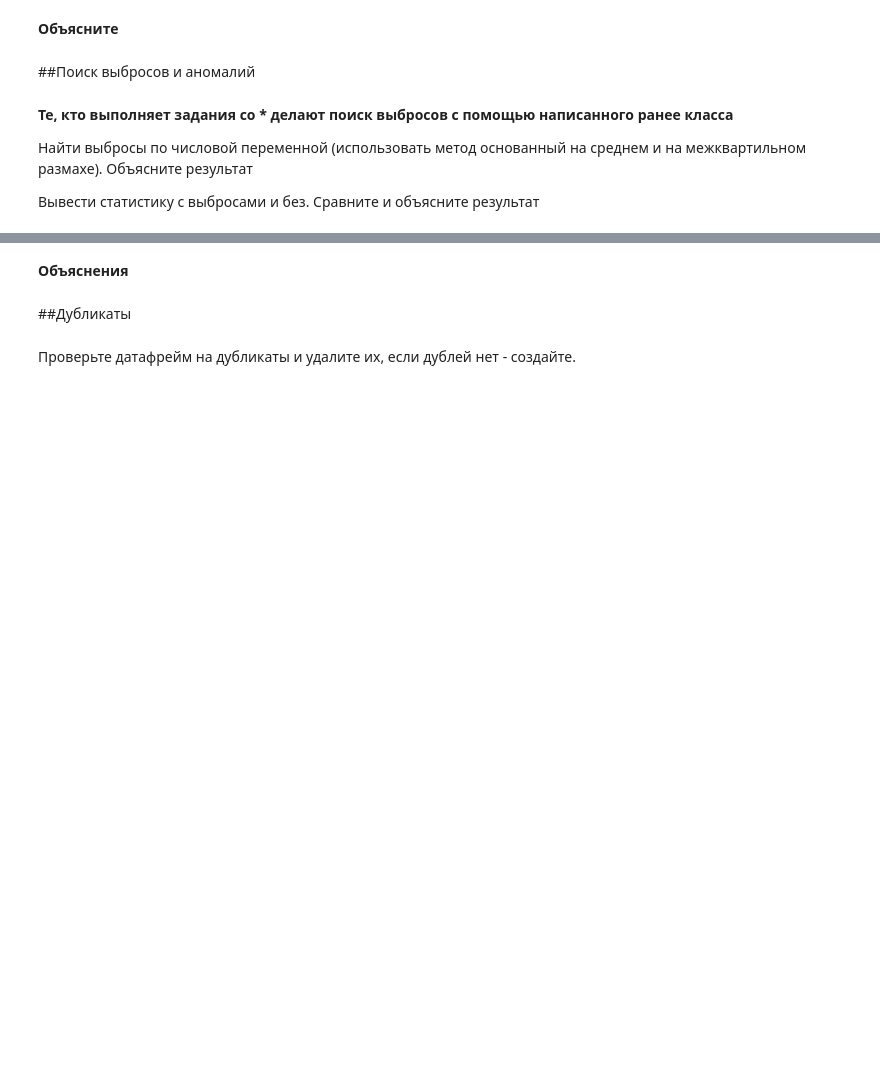
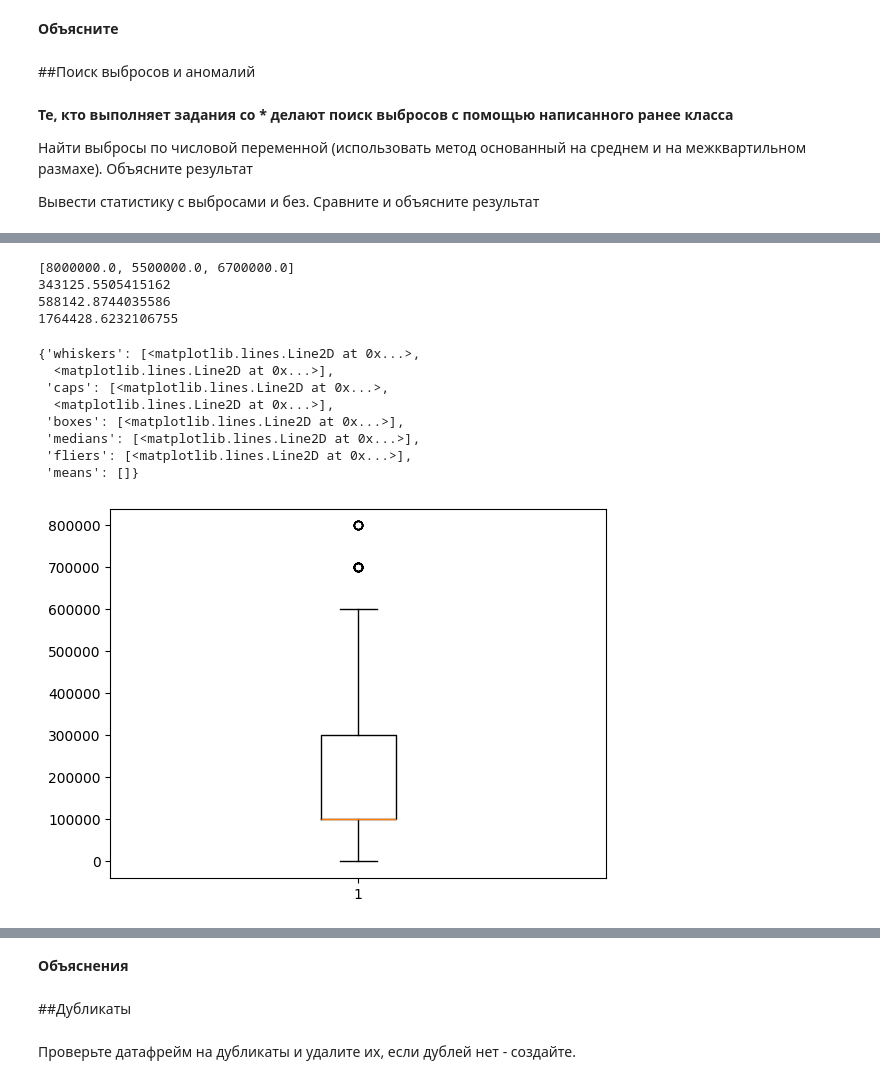
Before and after one commit to ScriptErrorVGM/VS-CODE, a Jupyter notebook: MTL/lab3/Задание_3.ipynb, the cells around one changed output, grey strips where cells are left out. Saved outputs shown, nothing was run; the diff lists cells and outputs as text; code cells hidden in the pictures; blank space fills up the shorter version.

```diff
--- a/MTL/lab3/Задание_3.ipynb
+++ b/MTL/lab3/Задание_3.ipynb
@@ -45,0 +179,33 @@ df = pd.read_csv('path/to/file.csv')
+# %%
+mean = df["subscribers_for_last_30_days"].mean()
+std_deviation = df["subscribers_for_last_30_days"].std()
+threshold = 3 * std_deviation
+
+#выбросы
+outliers = [x for x in df["subscribers_for_last_30_days"] if abs(x - mean) > threshold]
+print(outliers)
+print(mean)
+print(std_deviation)
+print(threshold)
+# %% [output]
+[8000000.0, 5500000.0, 6700000.0]
+343125.5505415162
+588142.8744035586
+1764428.6232106755
+# %%
+#При помощи межквартильного размаха
+q1 = df["subscribers_for_last_30_days"].quantile(0.25)
+q3 = df["subscribers_for_last_30_days"].quantile(0.75)
+IQR = q3 - q1
+df_IQR = df[(df["subscribers_for_last_30_days"] >= (q1-1.5*IQR )) & (df["subscribers_for_last_30_days"] <= (q3+1.5*IQR))]
+plt.boxplot(df_IQR["subscribers_for_last_30_days"])
+# %% [output]
+{'whiskers': [<matplotlib.lines.Line2D at 0x...>,
+  <matplotlib.lines.Line2D at 0x...>],
+ 'caps': [<matplotlib.lines.Line2D at 0x...>,
+  <matplotlib.lines.Line2D at 0x...>],
+ 'boxes': [<matplotlib.lines.Line2D at 0x...>],
+ 'medians': [<matplotlib.lines.Line2D at 0x...>],
+ 'fliers': [<matplotlib.lines.Line2D at 0x...>],
+ 'means': []}
+[figure, added]
```
Also changed, not shown: parts of 23 cells of this notebook, 2 other files.
